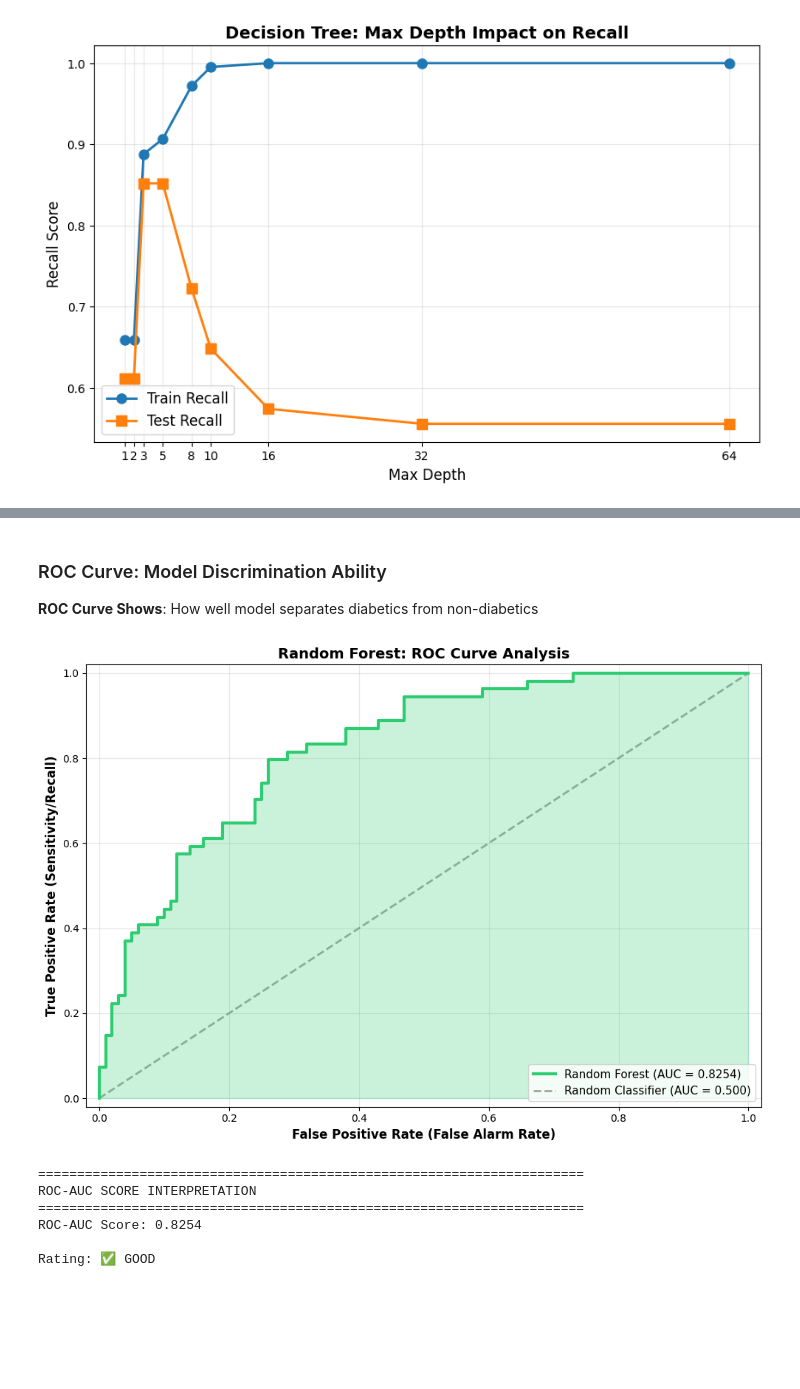
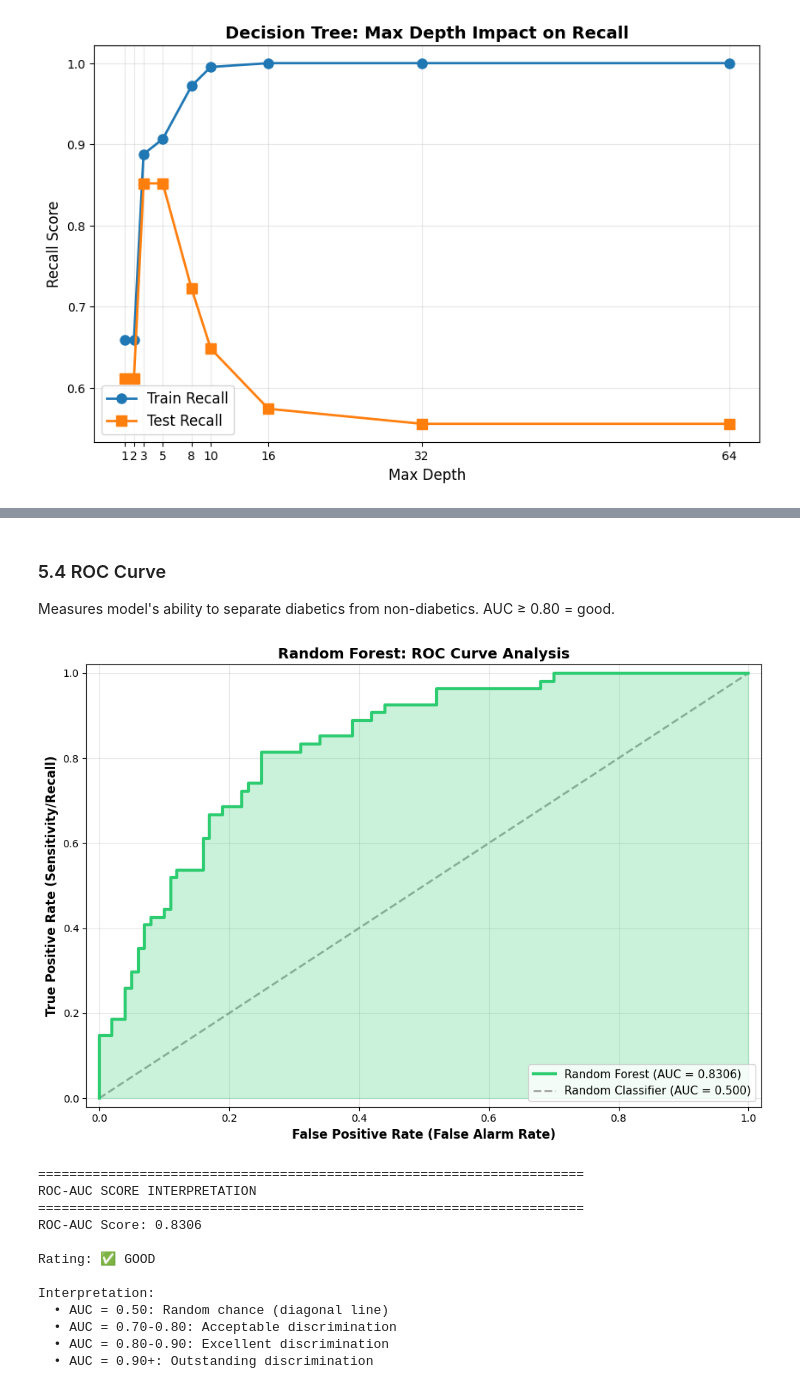
Before and after one commit to Osama-Abd-El-Mohsen/Diabetes-Risk-Predictor-ML, a Jupyter notebook: notebooks/02_Modeling.ipynb, the cells around one changed output, grey strips where cells are left out. Saved outputs shown, nothing was run; the diff lists cells and outputs as text; code cells hidden in the pictures; blank space fills up the shorter version.

```diff
--- a/notebooks/02_Modeling.ipynb
+++ b/notebooks/02_Modeling.ipynb
@@ -418,11 +404,12 @@ x_train.shape,x_test.shape,y_train.shape,y_test.shape
 # %%
+# 4.5b Build and Train Final Random Forest Pipeline with Optimized Parameters
 from sklearn.pipeline import Pipeline
 
 pipeline = Pipeline([
     ("model", RandomForestClassifier(
-            n_estimators=100,      # Optimal balance (tuning showed diminishing returns after ~100)
+            n_estimators=200,      # Optimal balance (tuning showed diminishing returns after ~100)
             max_depth=5,           # Prevents overfitting (NOT 16 - that causes overfitting!)
-            min_samples_split=50,  # Ensures only meaningful splits
+            min_samples_split=20,  # Ensures only meaningful splits
             min_samples_leaf=2,    # Smooth probability estimates
             random_state=random_state,
             class_weight="balanced",  # Critical for medical diagnosis
@@ -734,48 +718,66 @@ tn_count = cm_test[0, 0]  # True Negatives
 # %% [markdown]
-### ROC Curve: Model Discrimination Ability
+<a id="roc-analysis"></a>
+### 5.4 ROC Curve
 
-**ROC Curve Shows**: How well model separates diabetics from non-diabetics
+Measures model's ability to separate diabetics from non-diabetics. AUC ≥ 0.80 = good.
 # %%
+# 5.5a Generate and Visualize ROC Curve
 from sklearn.metrics import roc_curve, auc
 
 y_proba = pipeline.predict_proba(x_test)[:, 1]
 fpr, tpr, thresholds_roc = roc_curve(y_test, y_proba)
 roc_auc = auc(fpr, tpr)
 
 plt.figure(figsize=(10, 7))
 plt.plot(fpr, tpr, color='#2ecc71', lw=3, label=f'Random Forest (AUC = {roc_auc:.4f})', zorder=3)
 plt.plot([0, 1], [0, 1], color='gray', lw=2, linestyle='--', label='Random Classifier (AUC = 0.500)', alpha=0.7)
 plt.fill_between(fpr, tpr, alpha=0.25, color='#2ecc71', zorder=2)
 
 plt.xlim([-0.02, 1.02])
 plt.ylim([-0.02, 1.02])
 plt.xlabel('False Positive Rate (False Alarm Rate)', fontsize=12, fontweight='bold')
 plt.ylabel('True Positive Rate (Sensitivity/Recall)', fontsize=12, fontweight='bold')
 plt.title('Random Forest: ROC Curve Analysis', fontsize=14, fontweight='bold')
 plt.legend(loc='lower right', fontsize=11)
 plt.grid(alpha=0.3)
 plt.tight_layout()
 plt.show()
 
-# Interpretation
+# 5.5b ROC-AUC Score Interpretation
 print("\n" + "="*70)
 print("ROC-AUC SCORE INTERPRETATION")
 print("="*70)
 print(f"ROC-AUC Score: {roc_auc:.4f}")
 
-
-status = "✅ GOOD"
-
+if roc_auc >= 0.9:
+    status = "✅ EXCELLENT"
+elif roc_auc >= 0.8:
+    status = "✅ GOOD"
+elif roc_auc >= 0.7:
+    status = "⚠️ ACCEPTABLE"
+else:
+    status = "❌ POOR"
 
 print(f"\nRating: {status}")
+print("\nInterpretation:")
+print("  • AUC = 0.50: Random chance (diagonal line)")
+print("  • AUC = 0.70-0.80: Acceptable discrimination")
+print("  • AUC = 0.80-0.90: Excellent discrimination")
+print("  • AUC = 0.90+: Outstanding discrimination")
 # %% [output]
-[figure, old version]
+[figure, new version]
 ======================================================================
 ROC-AUC SCORE INTERPRETATION
 ======================================================================
-ROC-AUC Score: 0.8254
+ROC-AUC Score: 0.8306
 
 Rating: ✅ GOOD
+
+Interpretation:
+  • AUC = 0.50: Random chance (diagonal line)
+  • AUC = 0.70-0.80: Acceptable discrimination
+  • AUC = 0.80-0.90: Excellent discrimination
+  • AUC = 0.90+: Outstanding discrimination
 # %% [markdown]
 ---
 
```
Also changed, not shown: parts of 57 cells of this notebook, 2 other files.
